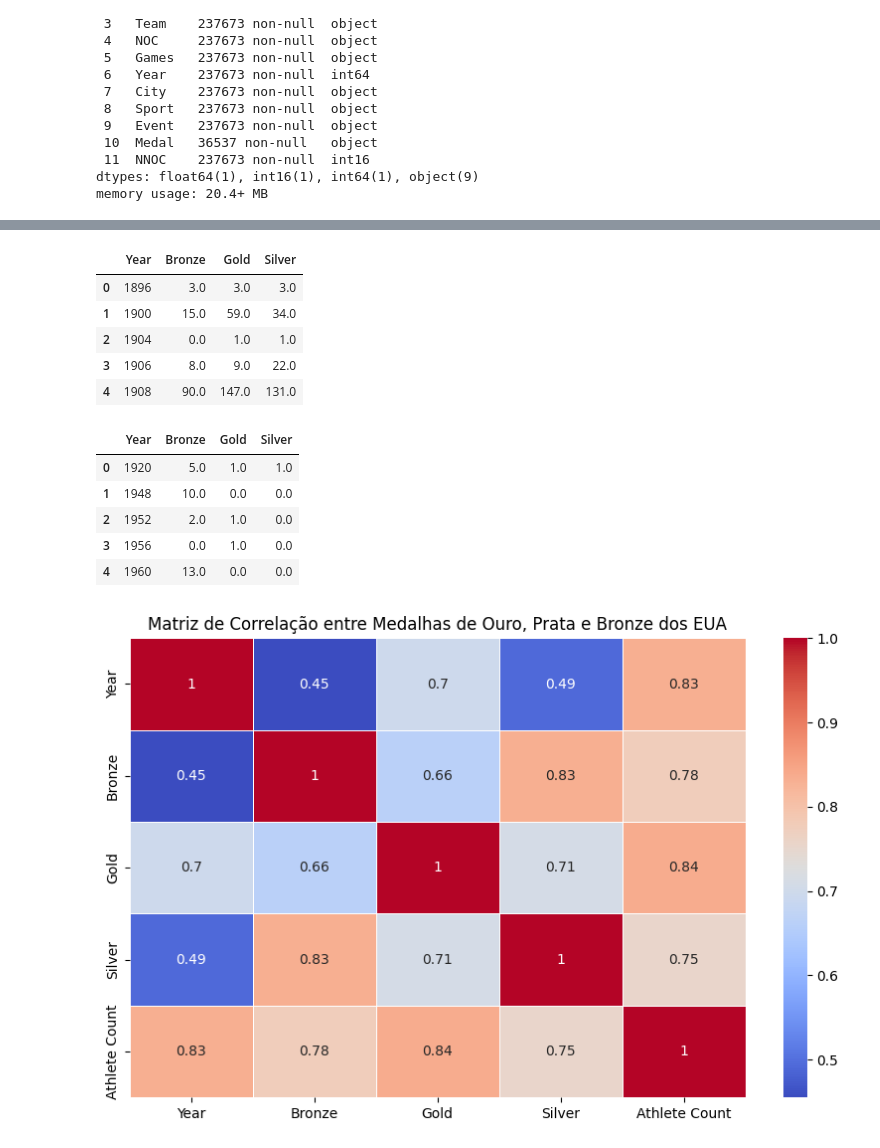
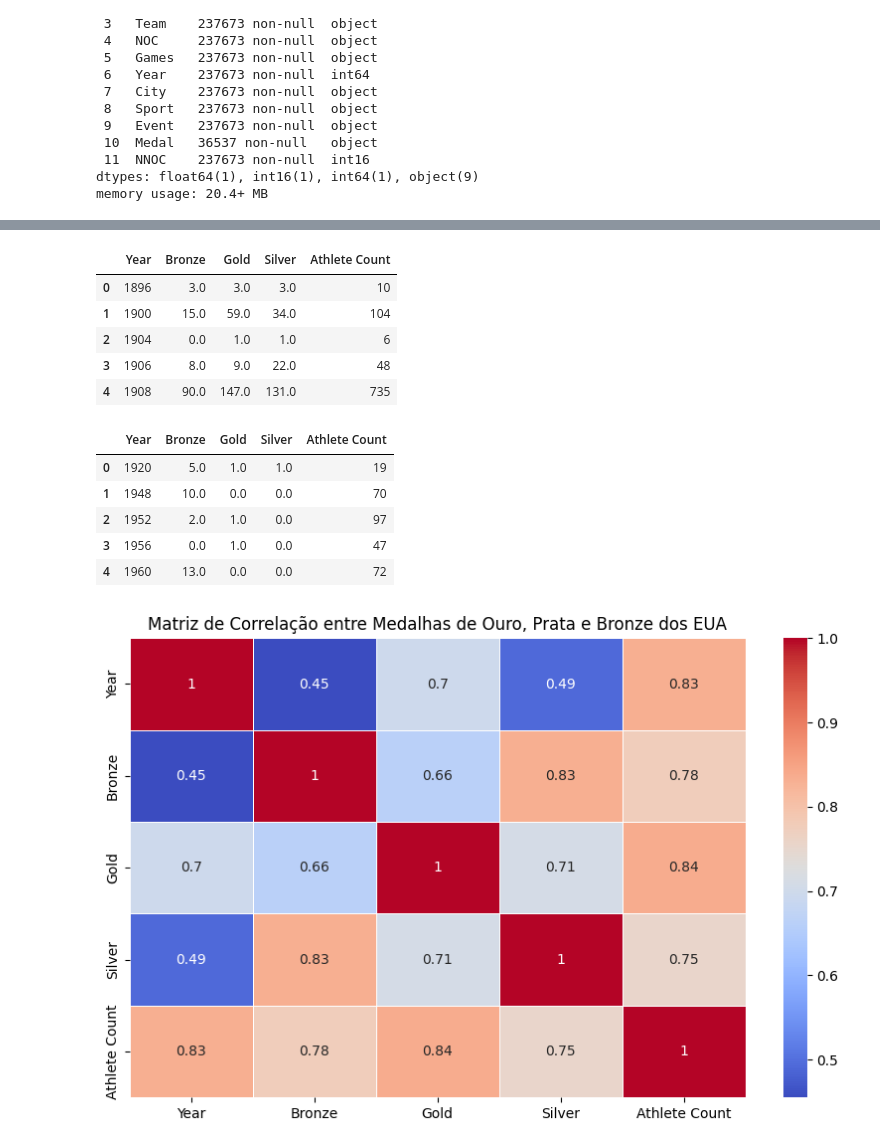
Before and after one commit to thiagonarcizo/formulacao-projetos, a Jupyter notebook: olimpiadas/tratamento.ipynb, the cells around one changed output, grey strips where cells are left out. Saved outputs shown, nothing was run; the diff lists cells and outputs as text; code cells hidden in the pictures.

```diff
--- a/olimpiadas/tratamento.ipynb
+++ b/olimpiadas/tratamento.ipynb
@@ -248,24 +282,36 @@ df_medalsFRA.head()
 # %%
 #dataframe para o Reino Unido
 df_GBR = df[df['NOC'] == 'GBR']
 
 #contando cada tipo de medalha por ano
 df_medalsGBR = df_GBR.groupby('Year')['Medal'].value_counts().unstack().reset_index()
 
 #renomeando as colunas
 df_medalsGBR.columns = ['Year', 'Bronze', 'Gold', 'Silver']
 
 #preenchendo os valores nulos com 0
 df_medalsGBR.fillna(0, inplace=True)
 
+#filtra o df por ano e conta o número total de atletas por ano
+athlete_count_per_yearGBR = df_GBR.groupby('Year')['Name'].nunique().reset_index()
+
+#merge dos df
+df_medalsGBR = pd.merge(df_medalsGBR, athlete_count_per_yearGBR, on='Year')
+
+#renomeia a coluna
+df_medalsGBR.rename(columns={'Name': 'Athlete Count'}, inplace=True)
+
+#transforma em inteiro
+df_medalsGBR['Athlete Count'] = df_medalsGBR['Athlete Count'].astype(int)
+
 df_medalsGBR.head()
 # %% [output]
-|  | Year | Bronze | Gold | Silver |
-| 0 | 1896 | 3.0 | 3.0 | 3.0 |
-| 1 | 1900 | 15.0 | 59.0 | 34.0 |
-| 2 | 1904 | 0.0 | 1.0 | 1.0 |
-| 3 | 1906 | 8.0 | 9.0 | 22.0 |
-| 4 | 1908 | 90.0 | 147.0 | 131.0 |
+|  | Year | Bronze | Gold | Silver | Athlete Count |
+| 0 | 1896 | 3.0 | 3.0 | 3.0 | 10 |
+| 1 | 1900 | 15.0 | 59.0 | 34.0 | 104 |
+| 2 | 1904 | 0.0 | 1.0 | 1.0 | 6 |
+| 3 | 1906 | 8.0 | 9.0 | 22.0 | 48 |
+| 4 | 1908 | 90.0 | 147.0 | 131.0 | 735 |
 # %%
 #dataframe para o Brasil
 df_BRA = df[df['NOC'] == 'BRA']
@@ -279,14 +325,26 @@ df_medalsBRA.columns = ['Year', 'Bronze', 'Gold', 'Silver']
 #preenchendo os valores nulos com 0
 df_medalsBRA.fillna(0, inplace=True)
 
+#filtra o df por ano e conta o número total de atletas por ano
+athlete_count_per_yearBRA = df_BRA.groupby('Year')['Name'].nunique().reset_index()
+
+#merge dos df
+df_medalsBRA = pd.merge(df_medalsBRA, athlete_count_per_yearBRA, on='Year')
+
+#renomeia a coluna
+df_medalsBRA.rename(columns={'Name': 'Athlete Count'}, inplace=True)
+
+#transforma em inteiro
+df_medalsBRA['Athlete Count'] = df_medalsBRA['Athlete Count'].astype(int)
+
 df_medalsBRA.head()
 # %% [output]
-|  | Year | Bronze | Gold | Silver |
-| 0 | 1920 | 5.0 | 1.0 | 1.0 |
-| 1 | 1948 | 10.0 | 0.0 | 0.0 |
-| 2 | 1952 | 2.0 | 1.0 | 0.0 |
-| 3 | 1956 | 0.0 | 1.0 | 0.0 |
-| 4 | 1960 | 13.0 | 0.0 | 0.0 |
+|  | Year | Bronze | Gold | Silver | Athlete Count |
+| 0 | 1920 | 5.0 | 1.0 | 1.0 | 19 |
+| 1 | 1948 | 10.0 | 0.0 | 0.0 | 70 |
+| 2 | 1952 | 2.0 | 1.0 | 0.0 | 97 |
+| 3 | 1956 | 0.0 | 1.0 | 0.0 | 47 |
+| 4 | 1960 | 13.0 | 0.0 | 0.0 | 72 |
 # %%
 #montando a matriz de correlação dos EUA somente para mostrar que há correlação entre as variáveis
 correlation = df_medalsUSA.corr()
```
Also changed, not shown: parts of 21 cells of this notebook.
